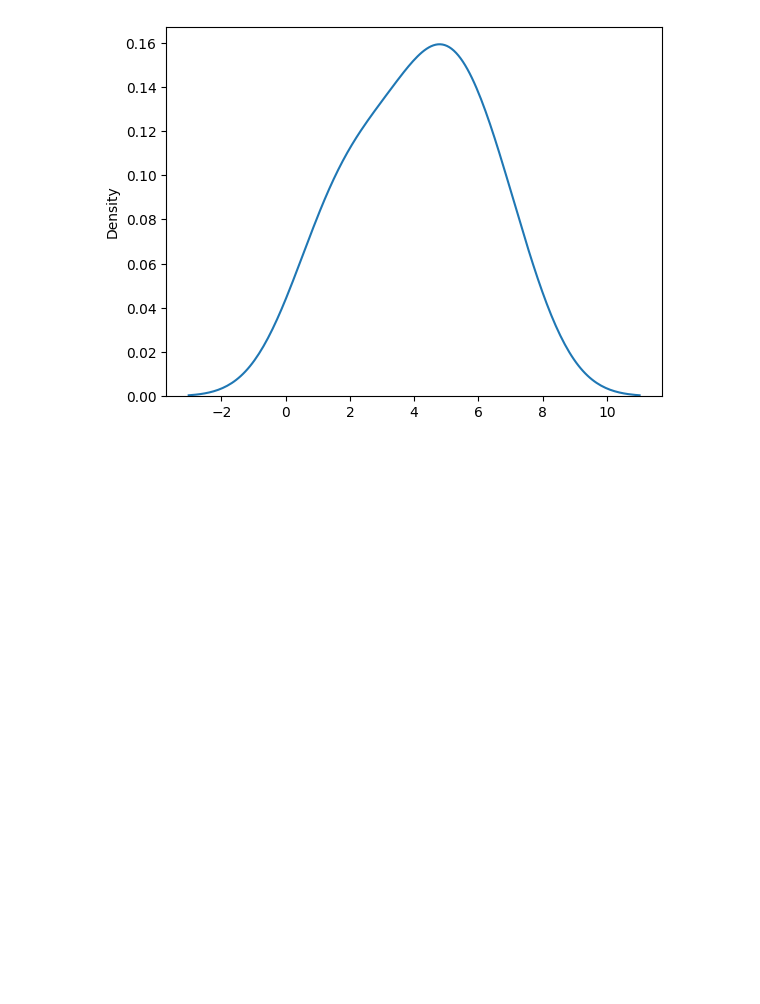
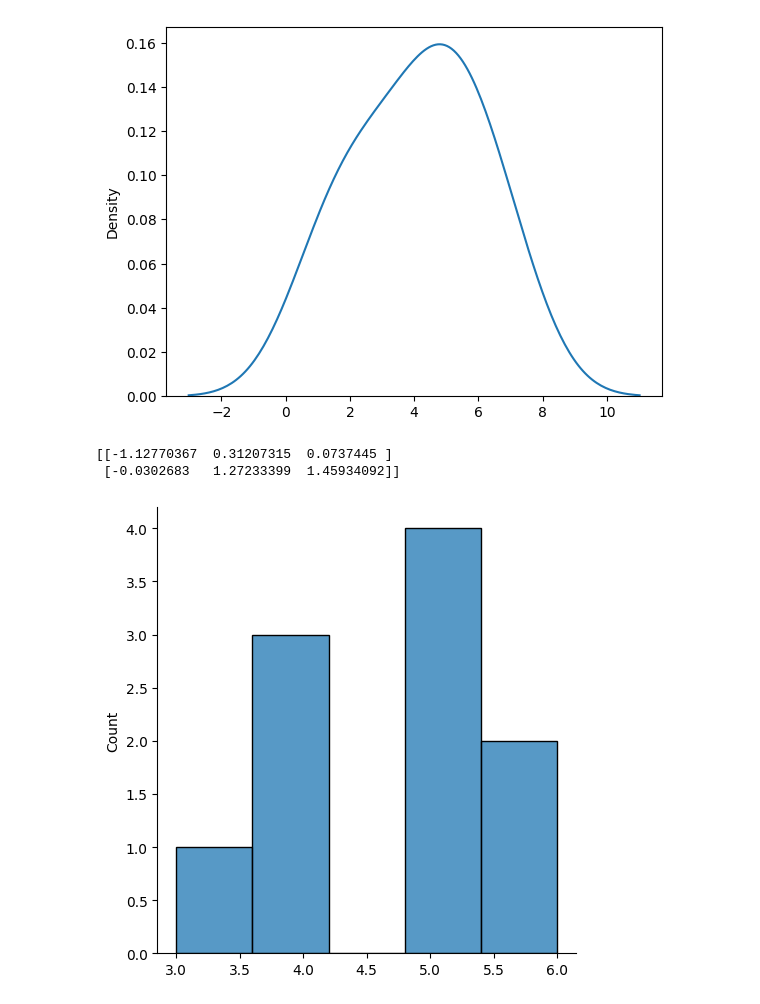
Before and after one commit to divyanshgawri/numpy_practise, a Jupyter notebook: numpy.ipynb, the cells around one changed output. Cells and saved outputs as stored; diff of their text form; code cells hidden in the pictures; blank space fills up the shorter version.

```diff
--- a/numpy.ipynb
+++ b/numpy.ipynb
@@ -181,3 +181,21 @@ https://gist.github.com/mwaskom/de44147ed2974457ad6372750bbe5751
 
   plot1 = sns.distplot((arr1),hist = False)
 [figure]
+# %%
+from numpy import random
+x = random.normal(size=(2,3))#it will create a normal distribution for us
+print(x)
+# %% [output]
+[[-1.12770367  0.31207315  0.0737445 ]
+ [-0.0302683   1.27233399  1.45934092]]
+# %%
+x = random.normal(size =102)
+# print(x)
+# sns.kdeplot(x)
+# plt.show()
+v = random.binomial(n=10,p = 0.5,size=10)
+# sns.kdeplot(v)
+sns.displot(v)
+plt.show()
+# %% [output]
+[figure, added]
```
Also changed, not shown: parts of 2 cells of this notebook.
